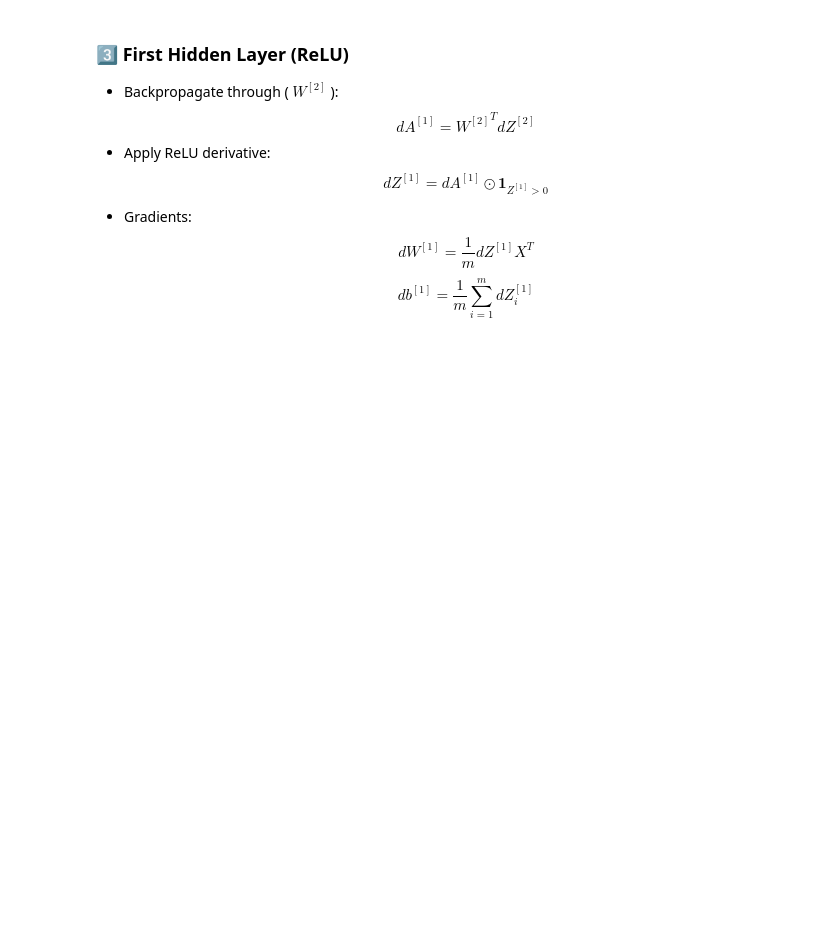
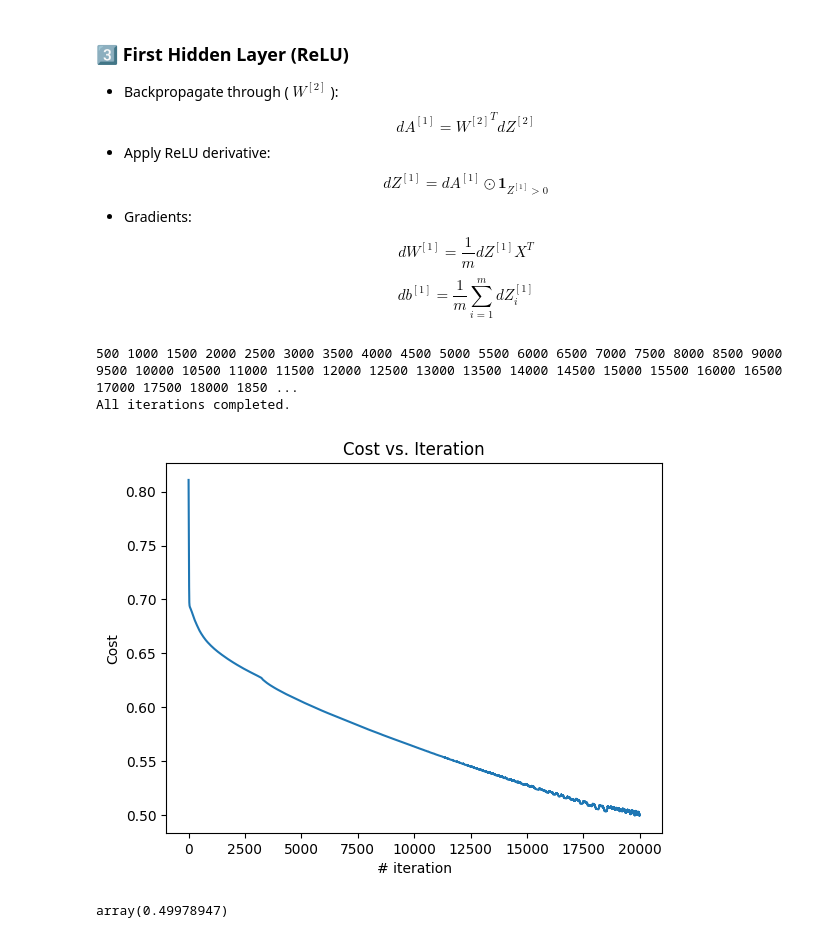
Before and after one commit to tanmaykr61/neural-network-from-scratch, a Jupyter notebook: binary_classifier.ipynb, the cells around one changed output. Saved outputs shown, nothing was run; the diff lists cells and outputs as text; code cells hidden in the pictures; blank space fills up the shorter version.

```diff
--- a/binary_classifier.ipynb
+++ b/binary_classifier.ipynb
@@ -273,0 +243,4 @@ print(Y)
+# %%
+def compute_cost(Y, Y_hat, m):
+    """Calculate cost using Binary Cross-Entropy over 'm' samples and returns the output."""
+    return (-1/m) * cp.sum(Y * cp.log(Y_hat) + (1-Y) * cp.log(1-Y_hat))
@@ -311,0 +311,51 @@ import pickle
+# %%
+"""Initialize weights and biases for hidden and output layers."""
+W1, B1, W2, B2, W3, B3 = initialize_weights_biases()
+
+
+"""Train the Neural Network in a loop over 'n' iterations."""
+m = X.shape[1]
+learning_rate = 0.0002
+num_iterations = 36000
+
+costs = []
+
+for i in range(num_iterations+1):
+    # Perform a forward pass using latest weights and biases
+    A1, A2, A3 = perform_forward_pass(X, W1, B1, W2, B2, W3, B3)
+
+    # Perform back propagation on all three layers to find the derivative of Cost w.r.t. Weights & Biases
+    W3, B3, dZ3 = backpropagate_for_sigmoid(Y, A3, A2, W3, B3, learning_rate)
+    W2, B2, dZ2 = backpropagate_on_second_layer(W2, B2, W3, dZ3, A2, A1, learning_rate)
+    W1, B1, dZ1 = backpropagate_on_first_layer(W1, B1, W2, dZ2, A1, X, learning_rate)
+
+    # Compute the cost using updated Weights & Biases and store into an array for plotting
+    cost_iter = compute_cost(Y, A3, m)
+    costs.append(cost_iter)
+
+    if i > 0:
+        cost_diff = costs[-2] - costs[-1]
+        if cost_diff < 10e-7 and costs[-1] < 0.5:
+            print(cost_diff)
+            # Break the loop if the cost reduction is less than 10^-7 AND cost in current iteration is less than 0.5
+            break
+
+    # Log on every 500 iterations
+    if i>0 and i%500 == 0:
+        print(f"{i}", end=' ')
+
+print("All iterations completed.")
+# %% [output]
+500 1000 1500 2000 2500 3000 3500 4000 4500 5000 5500 6000 6500 7000 7500 8000 8500 9000 9500 10000 10500 11000 11500 12000 12500 13000 13500 14000 14500 15000 15500 16000 16500 17000 17500 18000 1850 ...
+All iterations completed.
+# %%
+# Plot the Costs vs Iterations chart
+show_plot(costs)
+# %% [output]
+[figure, added]
+# %%
+# np.save("/kaggle/working/input_mat.npy", X)
+# np.save("/kaggle/working/output_mat.npy", Y)
+costs[-1]
+# %% [output]
+array(0.49978947)
```
Also changed, not shown: parts of 26 cells of this notebook.
